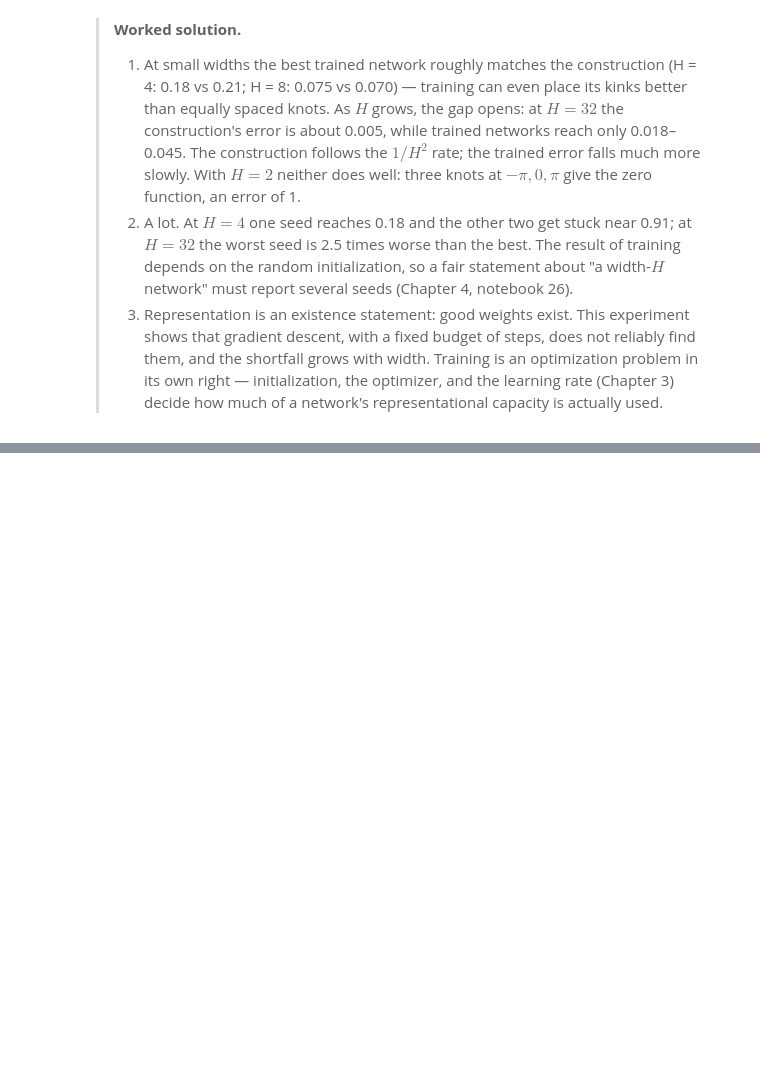
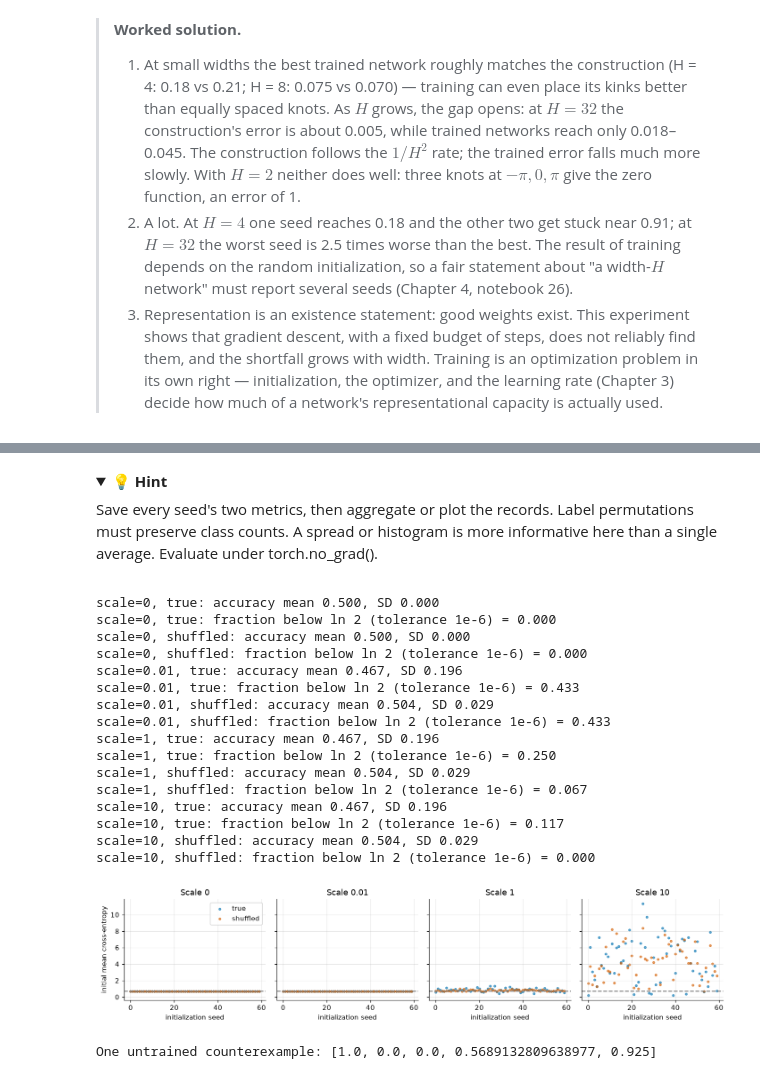
Before and after one commit to sumilk/deep-learning-with-pytorch, a Jupyter notebook: solutions/ch02_perceptrons/ch02_problems.ipynb, the cells around one changed output, grey strips where cells are left out. Cells and saved outputs as stored; diff of their text form; code cells hidden in the pictures; folded sections open; blank space fills up the shorter version.

```diff
--- a/solutions/ch02_perceptrons/ch02_problems.ipynb
+++ b/solutions/ch02_perceptrons/ch02_problems.ipynb
@@ -73,7 +75,7 @@ Plan it in two steps:
 2. **XOR of parities.** The class is $(i + j) \bmod 2 = \operatorname{XOR}(i \bmod 2,\ j \bmod 2)$. Notebook 11 built XOR as AND(OR, NAND). Each of the OR and NAND units reads the two parities — and each parity is a linear combination of layer-1 outputs, so it can be folded into the layer-2 weights.
 # %%
 def step(z):
-    return (z > 0).float()
+    return (z >= 0).float()
 
 
 def run_step_network(X, layers):
@@ -365,0 +388,3 @@ H = 32: trained max errors ['0.0178', '0.0446', '0.0239']   constructed 0.0048
+# %%
+capstone_X = torch.linspace(-1, 1, 80).unsqueeze(1)  # (80, 1)
+capstone_y = (capstone_X[:, 0] > 0).long()           # balanced (80,)
@@ -365,0 +398,5 @@ H = 32: trained max errors ['0.0178', '0.0446', '0.0239']   constructed 0.0048
+# %%
+def initial_metrics(logits, labels):
+    loss = F.cross_entropy(logits, labels)
+    accuracy = (logits.argmax(dim=1) == labels).double().mean()
+    return loss, accuracy
@@ -365,0 +424,54 @@ H = 32: trained max errors ['0.0178', '0.0446', '0.0239']   constructed 0.0048
+# %% [markdown]
+<details>
+<summary><b>💡 Hint</b></summary>
+
+Save every seed's two metrics, then aggregate or plot the records. Label permutations must preserve class counts. A spread or histogram is more informative here than a single average. Evaluate under torch.no_grad().
+
+</details>
+# %%
+scales2, seeds2 = [0.0, 0.01, 1.0, 10.0], list(range(60))
+records2 = []
+for seed in seeds2:
+    torch.manual_seed(seed)
+    model = nn.Linear(1, 2)
+    perm = torch.randperm(len(capstone_y), generator=torch.Generator().manual_seed(seed))
+    with torch.no_grad():
+        base_logits = model(capstone_X)
+        for scale in scales2:
+            for shuffled, labels in [(0, capstone_y), (1, capstone_y[perm])]:
+                loss, accuracy = initial_metrics(scale * base_logits, labels)
+                records2.append([scale, seed, shuffled, loss.item(), accuracy.item()])
+study2 = torch.tensor(records2, dtype=torch.float64)
+fig, axes = plt.subplots(1, len(scales2), figsize=(13, 3), sharey=True)
+for ax, scale in zip(axes, scales2):
+    for shuffled, label in [(0, "true"), (1, "shuffled")]:
+        rows = study2[(study2[:, 0] == scale) & (study2[:, 2] == shuffled)]
+        ax.scatter(rows[:, 1], rows[:, 3], s=9, alpha=0.6, label=label)
+        print(f"scale={scale:g}, {label}: accuracy mean {rows[:, 4].mean().item():.3f}, SD {rows[:, 4].std().item():.3f}")
+        print(f"scale={scale:g}, {label}: fraction below ln 2 (tolerance 1e-6) = {(rows[:, 3] < math.log(2) - 1e-6).double().mean().item():.3f}")
+    ax.axhline(math.log(2), color="gray", ls="--")
+    ax.set(xlabel="initialization seed", title=f"Scale {scale:g}")
+axes[0].set_ylabel("initial mean cross-entropy")
+axes[0].legend()
+plt.tight_layout()
+plt.show()
+print("One untrained counterexample:", study2[(study2[:, 0] == 1) & (study2[:, 2] == 0) & (study2[:, 3] < 0.6)][0].tolist())
+# %% [output]
+scale=0, true: accuracy mean 0.500, SD 0.000
+scale=0, true: fraction below ln 2 (tolerance 1e-6) = 0.000
+scale=0, shuffled: accuracy mean 0.500, SD 0.000
+scale=0, shuffled: fraction below ln 2 (tolerance 1e-6) = 0.000
+scale=0.01, true: accuracy mean 0.467, SD 0.196
+scale=0.01, true: fraction below ln 2 (tolerance 1e-6) = 0.433
+scale=0.01, shuffled: accuracy mean 0.504, SD 0.029
+scale=0.01, shuffled: fraction below ln 2 (tolerance 1e-6) = 0.433
+scale=1, true: accuracy mean 0.467, SD 0.196
+scale=1, true: fraction below ln 2 (tolerance 1e-6) = 0.250
+scale=1, shuffled: accuracy mean 0.504, SD 0.029
+scale=1, shuffled: fraction below ln 2 (tolerance 1e-6) = 0.067
+scale=10, true: accuracy mean 0.467, SD 0.196
+scale=10, true: fraction below ln 2 (tolerance 1e-6) = 0.117
+scale=10, shuffled: accuracy mean 0.504, SD 0.029
+scale=10, shuffled: fraction below ln 2 (tolerance 1e-6) = 0.000
+[figure, added]
+One untrained counterexample: [1.0, 0.0, 0.0, 0.5689132809638977, 0.925]
```
Also changed, not shown: parts of 12 cells of this notebook, 11 other files.
